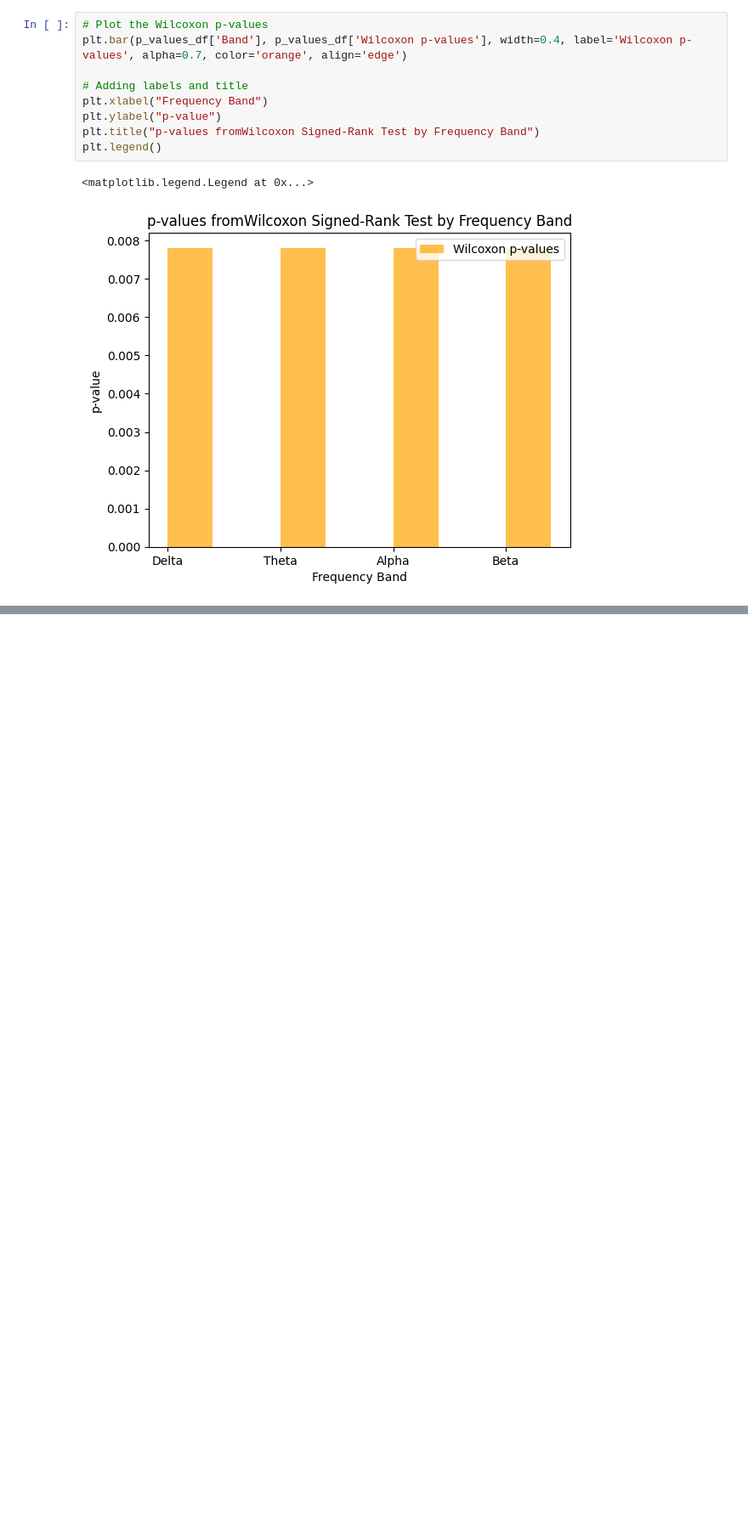
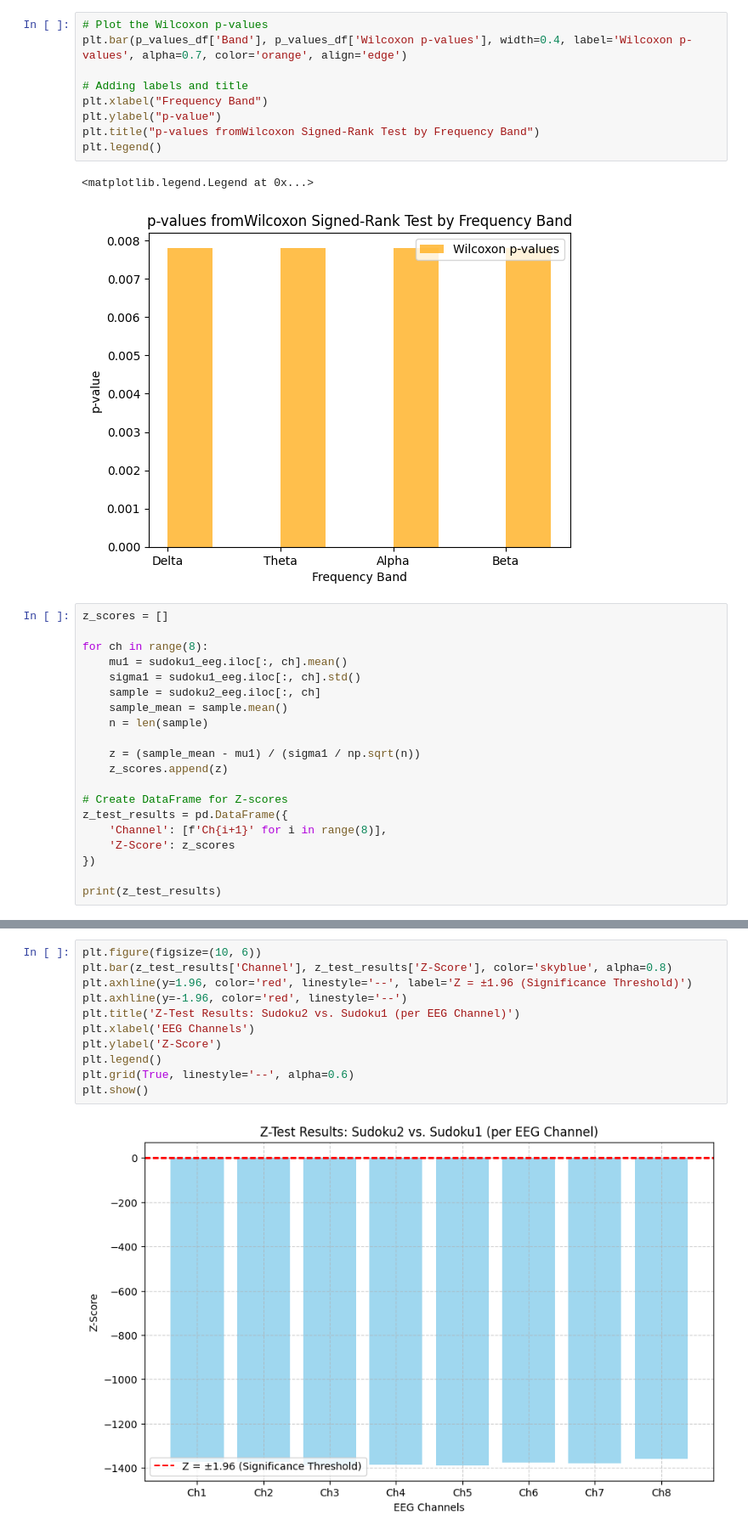
Before and after one commit to kumarmegha/Project-COGS-189, a Jupyter notebook: Data Analysis.ipynb, the cells around one changed output, grey strips where cells are left out. Shown: that part at 85% size. Cells and saved outputs as stored; diff of their text form; blank space fills up the shorter version.

```diff
--- a/Data Analysis.ipynb
+++ b/Data Analysis.ipynb
@@ -321,3 +321,23 @@ plt.legend()
 # %% [output]
 <matplotlib.legend.Legend at 0x...>
 [figure]
+# %%
+z_scores = []
+
+for ch in range(8):
+    mu1 = sudoku1_eeg.iloc[:, ch].mean()
+    sigma1 = sudoku1_eeg.iloc[:, ch].std()
+    sample = sudoku2_eeg.iloc[:, ch]
+    sample_mean = sample.mean()
+    n = len(sample)
+
+    z = (sample_mean - mu1) / (sigma1 / np.sqrt(n))
+    z_scores.append(z)
+
+# Create DataFrame for Z-scores
+z_test_results = pd.DataFrame({
+    'Channel': [f'Ch{i+1}' for i in range(8)],
+    'Z-Score': z_scores
+})
+
+print(z_test_results)
@@ -323,0 +354,13 @@ plt.legend()
+# %%
+plt.figure(figsize=(10, 6))
+plt.bar(z_test_results['Channel'], z_test_results['Z-Score'], color='skyblue', alpha=0.8)
+plt.axhline(y=1.96, color='red', linestyle='--', label='Z = ±1.96 (Significance Threshold)')
+plt.axhline(y=-1.96, color='red', linestyle='--')
+plt.title('Z-Test Results: Sudoku2 vs. Sudoku1 (per EEG Channel)')
+plt.xlabel('EEG Channels')
+plt.ylabel('Z-Score')
+plt.legend()
+plt.grid(True, linestyle='--', alpha=0.6)
+plt.show()
+# %% [output]
+[figure, added]
```
Also changed, not shown: parts of 2 cells of this notebook.
